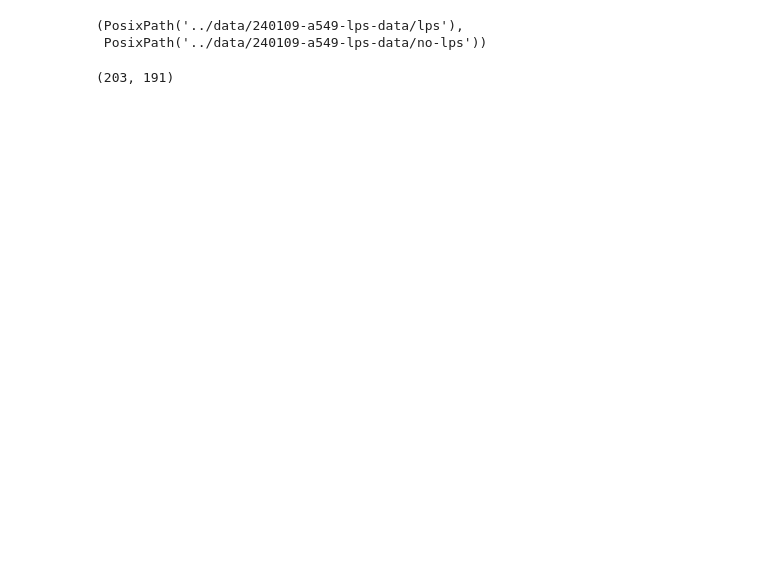
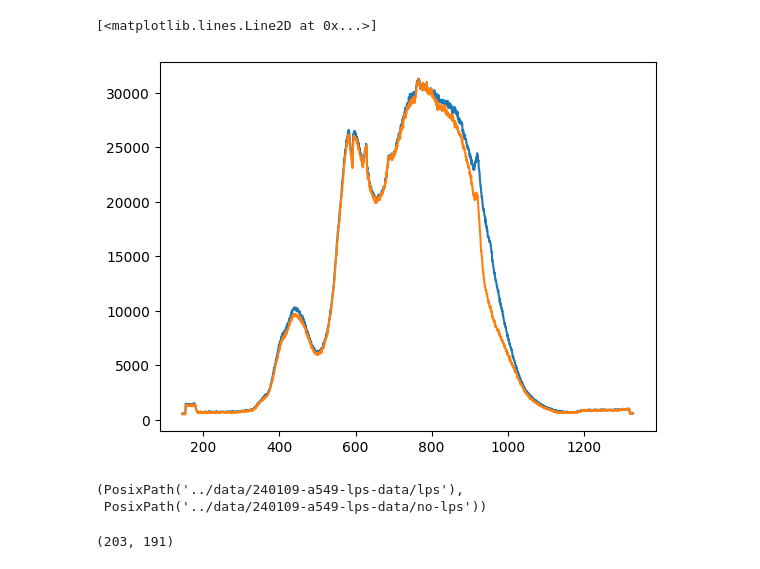
Before and after one commit to bsaintjo/irf-poc, a Jupyter notebook: notebooks/a549.ipynb, the cells around one changed output. Saved outputs shown, nothing was run; the diff lists cells and outputs as text; code cells hidden in the pictures; blank space fills up the shorter version.

```diff
--- a/notebooks/a549.ipynb
+++ b/notebooks/a549.ipynb
@@ -10,2 +34,10 @@ from pathlib import Path
+# %%
+water = pd.read_csv("../data/240109-a549-lps-data/calibration/(water)_LBL_2023-10-24_16h07m25s_0x000003f1_0x000003f3.csv", header=5)
+# plt.plot(np.linspace(800, 1800, 256), water.iloc[:, water.columns == "2000.9"].dropna())
+plt.plot(np.linspace(144, 1330, 2048), empty_cuvette.iloc[:, empty_cuvette.columns == "2000.19"].dropna())
+plt.plot(np.linspace(144, 1330, 2048), water.iloc[:, water.columns == "2100.19"].dropna())
+# %% [output]
+[<matplotlib.lines.Line2D at 0x...>]
+[figure, added]
 # %%
 data_folder = Path("../data/240109-a549-lps-data/")
```
Also changed, not shown: parts of 30 cells of this notebook.
